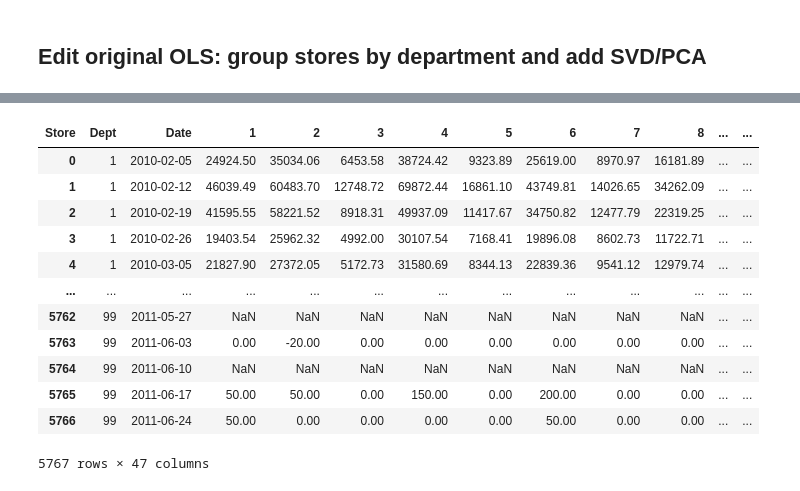
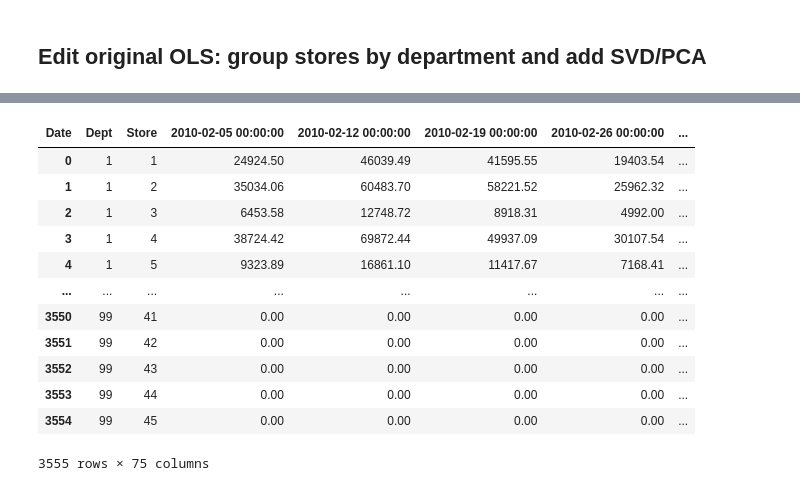
Before and after one commit to NealRyan/CS_598_Project_2-Walmart_sales_forecasting, a Jupyter notebook: Model_Creation_SVD_Attempt.ipynb, the cells around one changed output, grey strips where cells are left out. Saved outputs shown, nothing was run; the diff lists cells and outputs as text; code cells hidden in the pictures.

```diff
--- a/Model_Creation_SVD_Attempt.ipynb
+++ b/Model_Creation_SVD_Attempt.ipynb
@@ -398,0 +415,5 @@ train_date_list = train_split["Date"].unique().tolist()
+# %%
+# Set Date to categorical to help fill in sales dates missing for any stores/depts
+train_sel_col["Date"] = pd.Categorical(train_sel_col["Date"], categories=train_date_list)
+train_sel_col = train_sel_col.groupby(["Store", "Dept", "Date"], as_index=False).first()
+train_sel_col
@@ -398,0 +439,4 @@ train_date_list = train_split["Date"].unique().tolist()
+# %%
+# Set Date column back to datetime from categorical
+train_sel_col["Date"] = pd.to_datetime(train_sel_col["Date"])
+train_sel_col
@@ -398,0 +457,5 @@ train_date_list = train_split["Date"].unique().tolist()
+# %%
+# Set Store to categorical to help fill in stores missing for any dates/depts
+train_sel_col["Store"] = pd.Categorical(train_sel_col["Store"], categories=train_store_list)
+train_sel_col = train_sel_col.groupby(["Store", "Dept", "Date"], as_index=False).first()
+train_sel_col
@@ -398,0 +476,4 @@ train_date_list = train_split["Date"].unique().tolist()
+# %%
+# Set store back to numeric
+train_sel_col["Store"] = train_sel_col["Store"].astype(int)
+train_sel_col
@@ -399,32 +494,24 @@ train_date_list = train_split["Date"].unique().tolist()
 # %%
-# Prep train data for SVD/PCA.
-# For each department, construct a dataframe consisting of:
-# rows = dates; columns = store numbers; and values = weekly sales.
 
-
-# Get columns needed for SVD
-train_store_dept_date_sales = train_split[["Store", "Dept", "Date", "Weekly_Sales"]]
-
-# Pivot dataframe so that sales dates are rows and stores are columns, with values = Weekly_Sales.
+# Pivot dataframe so that stores are rows and sales dates columns, with values = Weekly_Sales.
 # Fill in missing values with zeroes.
-train_pivot = train_store_dept_date_sales.pivot(index=["Dept", "Date"], columns="Store", values="Weekly_Sales").reset_index().fillna(0)
+train_pivot = train_sel_col.pivot(index=["Dept", "Store"], columns="Date", values="Weekly_Sales").reset_index().fillna(0)
+train_pivot
 
 # Fill in any missing dates for any stores and departments.
-train_pivot["Date"] = pd.Categorical(train_pivot["Date"], categories=train_pivot["Date"].unique())
-train_pivot = train_pivot.groupby(["Dept", "Date"], as_index=False).first()
+#train_pivot["Date"] = pd.Categorical(train_pivot["Date"], categories=train_pivot["Date"].unique())
+#train_pivot = train_pivot.groupby(["Dept", "Date"], as_index=False).first()
+# %% [output]
+| Date | Dept | Store | 2010-02-05 00:00:00 | 2010-02-12 00:00:00 | 2010-02-19 00:00:00 | 2010-02-26 00:00:00 | ... |
+| 0 | 1 | 1 | 24924.50 | 46039.49 | 41595.55 | 19403.54 | ... |
+| 1 | 1 | 2 | 35034.06 | 60483.70 | 58221.52 | 25962.32 | ... |
+| 2 | 1 | 3 | 6453.58 | 12748.72 | 8918.31 | 4992.00 | ... |
+| 3 | 1 | 4 | 38724.42 | 69872.44 | 49937.09 | 30107.54 | ... |
+| 4 | 1 | 5 | 9323.89 | 16861.10 | 11417.67 | 7168.41 | ... |
+| ... | ... | ... | ... | ... | ... | ... | ... |
+| 3550 | 99 | 41 | 0.00 | 0.00 | 0.00 | 0.00 | ... |
+| 3551 | 99 | 42 | 0.00 | 0.00 | 0.00 | 0.00 | ... |
+| 3552 | 99 | 43 | 0.00 | 0.00 | 0.00 | 0.00 | ... |
+| 3553 | 99 | 44 | 0.00 | 0.00 | 0.00 | 0.00 | ... |
+| 3554 | 99 | 45 | 0.00 | 0.00 | 0.00 | 0.00 | ... |
+3555 rows × 75 columns
-# %%
-train_pivot
-# %% [output]
-| Store | Dept | Date | 1 | 2 | 3 | 4 | 5 | 6 | 7 | 8 | ... | ... |
-| 0 | 1 | 2010-02-05 | 24924.50 | 35034.06 | 6453.58 | 38724.42 | 9323.89 | 25619.00 | 8970.97 | 16181.89 | ... | ... |
-| 1 | 1 | 2010-02-12 | 46039.49 | 60483.70 | 12748.72 | 69872.44 | 16861.10 | 43749.81 | 14026.65 | 34262.09 | ... | ... |
-| 2 | 1 | 2010-02-19 | 41595.55 | 58221.52 | 8918.31 | 49937.09 | 11417.67 | 34750.82 | 12477.79 | 22319.25 | ... | ... |
-| 3 | 1 | 2010-02-26 | 19403.54 | 25962.32 | 4992.00 | 30107.54 | 7168.41 | 19896.08 | 8602.73 | 11722.71 | ... | ... |
-| 4 | 1 | 2010-03-05 | 21827.90 | 27372.05 | 5172.73 | 31580.69 | 8344.13 | 22839.36 | 9541.12 | 12979.74 | ... | ... |
-| ... | ... | ... | ... | ... | ... | ... | ... | ... | ... | ... | ... | ... |
-| 5762 | 99 | 2011-05-27 | NaN | NaN | NaN | NaN | NaN | NaN | NaN | NaN | ... | ... |
-| 5763 | 99 | 2011-06-03 | 0.00 | -20.00 | 0.00 | 0.00 | 0.00 | 0.00 | 0.00 | 0.00 | ... | ... |
-| 5764 | 99 | 2011-06-10 | NaN | NaN | NaN | NaN | NaN | NaN | NaN | NaN | ... | ... |
-| 5765 | 99 | 2011-06-17 | 50.00 | 50.00 | 0.00 | 150.00 | 0.00 | 200.00 | 0.00 | 0.00 | ... | ... |
-| 5766 | 99 | 2011-06-24 | 50.00 | 0.00 | 0.00 | 0.00 | 0.00 | 50.00 | 0.00 | 0.00 | ... | ... |
-5767 rows × 47 columns
```
Also changed, not shown: parts of 23 cells of this notebook.
